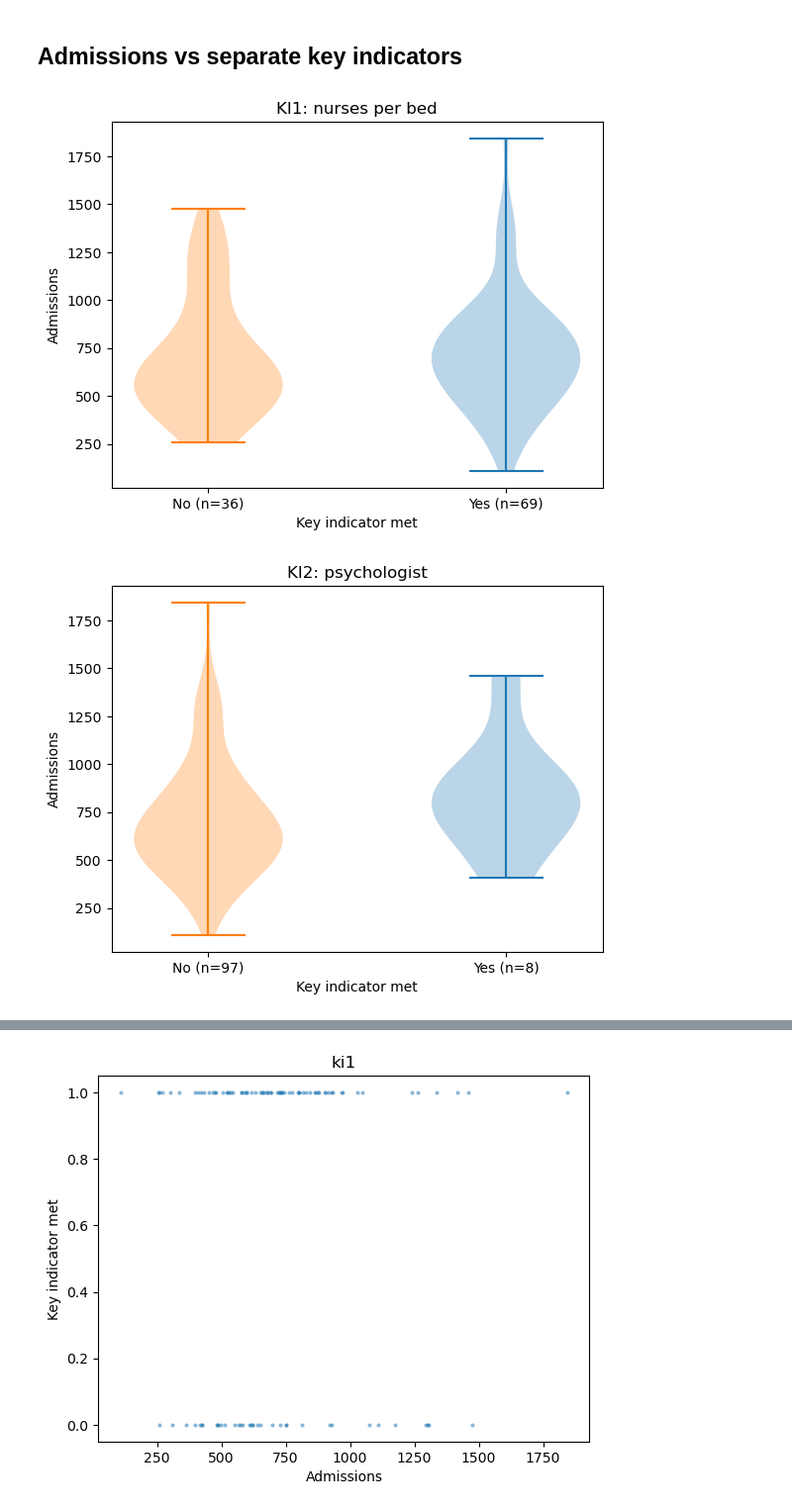
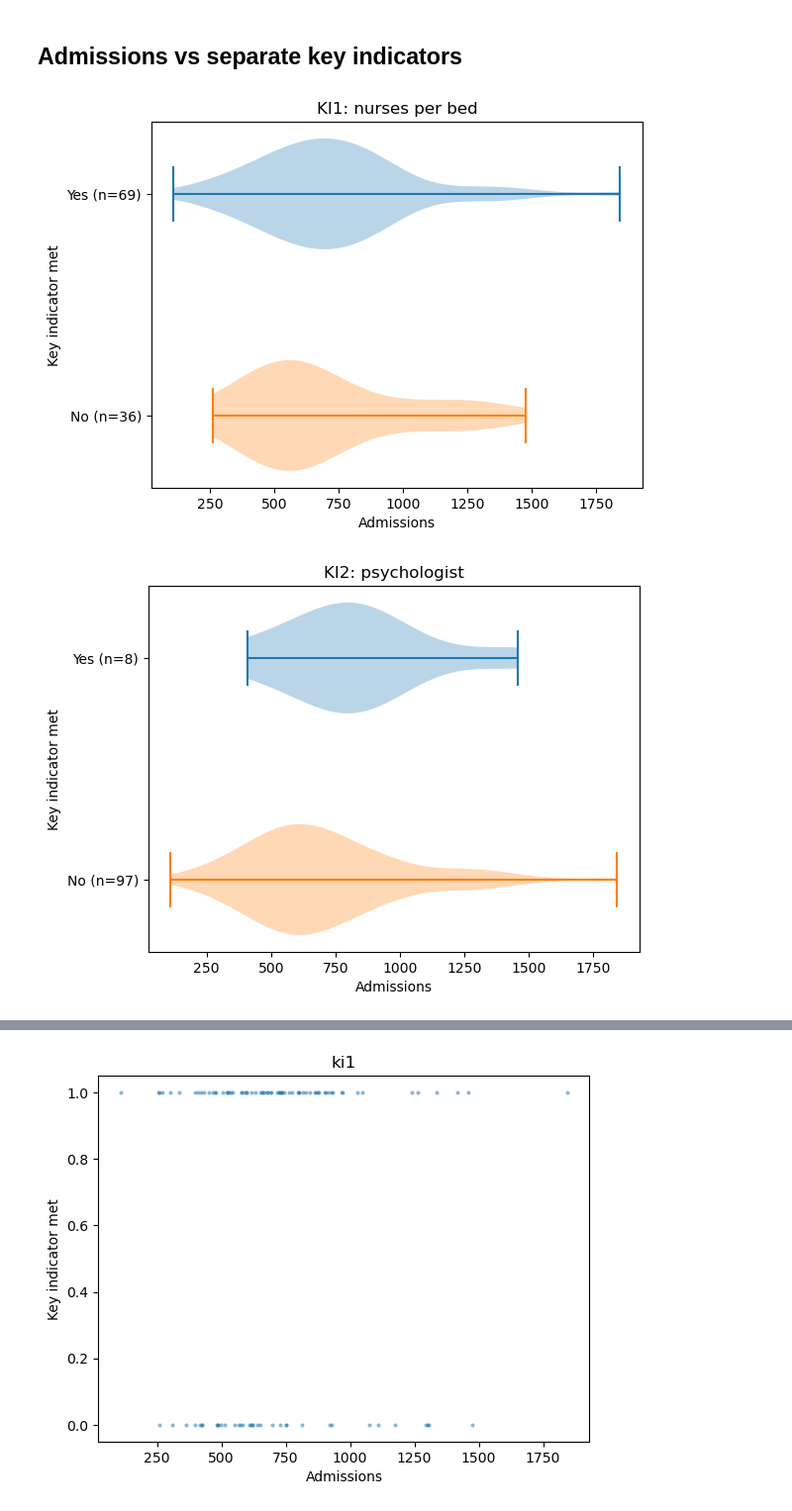
Before and after one commit to samuel-book/thrombolysis_organisational_factors, a Jupyter notebook: data_prep/4c_admissions.ipynb, the cells around one changed output, grey strips where cells are left out. Shown at 99% size. Saved outputs shown, nothing was run; the diff lists cells and outputs as text; code cells hidden in the pictures.

Commit message:
horizontal violins

```diff
--- a/data_prep/4c_admissions.ipynb
+++ b/data_prep/4c_admissions.ipynb
@@ -287,25 +287,25 @@ df = df.dropna()
 # %%
 for c, col in enumerate(cols_ki):
     fig, ax = plt.subplots()
 
     x = df['admissions'].values
     y = df[col].values
 
     mask = y == 1
     n_yes = len(x[mask])
     n_no = len(x[~mask])
 
-    ax.violinplot(x[mask], positions=[1])
-    ax.violinplot(x[~mask], positions=[0])
+    ax.violinplot(x[mask], positions=[1], vert=False)
+    ax.violinplot(x[~mask], positions=[0], vert=False)
 
-    ax.set_xlabel('Key indicator met')
-    ax.set_ylabel('Admissions')
+    ax.set_ylabel('Key indicator met')
+    ax.set_xlabel('Admissions')
     ax.set_title(ki_group_names[c])
 
-    ax.set_xticks([0, 1])
-    ax.set_xticklabels([f'No (n={n_no})', f'Yes (n={n_yes})'])
+    ax.set_yticks([0, 1])
+    ax.set_yticklabels([f'No (n={n_no})', f'Yes (n={n_yes})'])
 
     plt.show()
 # %% [output]
-[figure, old version]
+[figure, new version]
-[figure, old version]
+[figure, new version]
```
Also changed, not shown: parts of 1 cell of this notebook.
